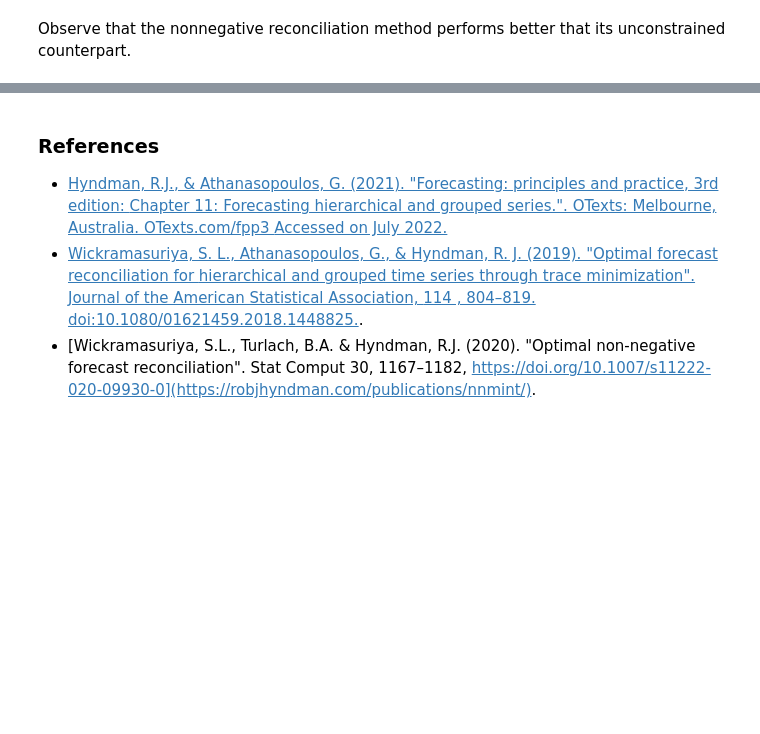
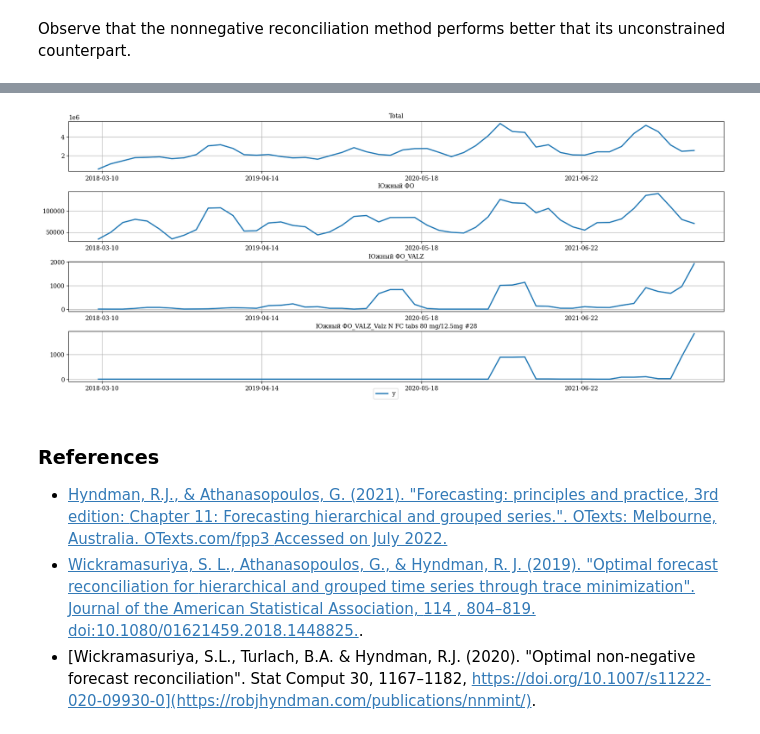
Before and after one commit to ariellubonja/hierarchical-time-series, a Jupyter notebook: hierarchical_ts.ipynb, the cells around one changed output, grey strips where cells are left out. Saved outputs shown, nothing was run; the diff lists cells and outputs as text; code cells hidden in the pictures; blank space fills up the shorter version.

```diff
--- a/hierarchical_ts.ipynb
+++ b/hierarchical_ts.ipynb
@@ -405,3 +396,7 @@ Observe that the nonnegative reconciliation method performs better that its unco
+# %%
+hplt.plot_hierarchically_linked_series(bottom_series='Южный ФО_VALZ_Valz N FC tabs 80 mg/12.5mg #28', Y_df=Y_train_df)
+# %% [output]
+[figure, added]
 # %% [markdown]
 ### References
 - [Hyndman, R.J., & Athanasopoulos, G. (2021). "Forecasting: principles and practice, 3rd edition:
```
Also changed, not shown: parts of 3 cells of this notebook.
